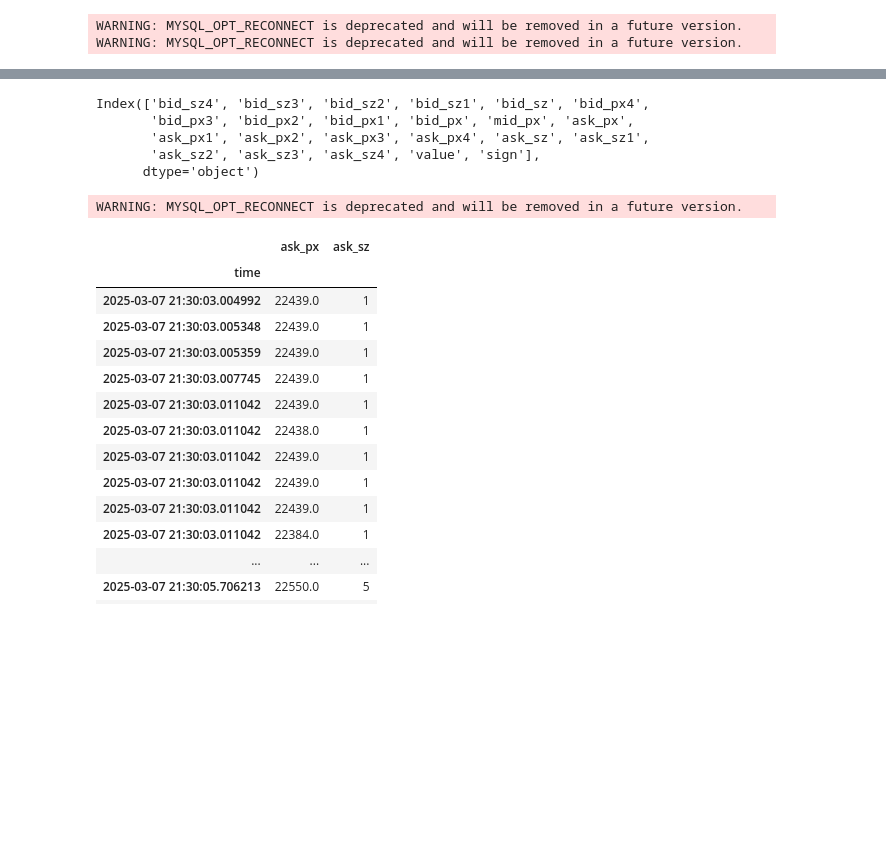
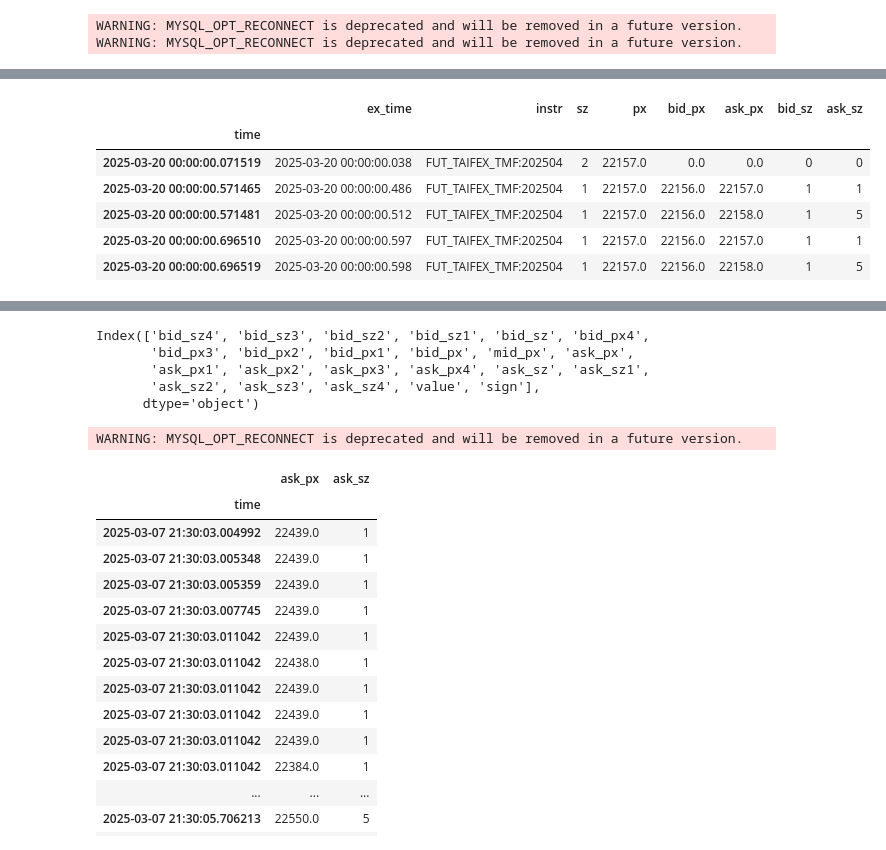
Before and after one commit to yuyu8815/TMF_electron_backtest, a Jupyter notebook: electron_backtest/notebooks/tick.ipynb, the cells around one changed output, grey strips where cells are left out. Drawn from its saved outputs; the diff is of its cells as text; code cells hidden in the pictures; blank space fills up the shorter version.

```diff
--- a/electron_backtest/notebooks/tick.ipynb
+++ b/electron_backtest/notebooks/tick.ipynb
@@ -24,3 +21,5 @@ df_tick_TMF = cmd.tick_printer('FUT_TAIFEX_TMF:202504',dt.date(2025,3,4),source=
 # %% [output]
 WARNING: MYSQL_OPT_RECONNECT is deprecated and will be removed in a future version.
 WARNING: MYSQL_OPT_RECONNECT is deprecated and will be removed in a future version.
+# %%
+df_tick_TMF = cmd.tick_printer('FUT_TAIFEX_TMF:202504',dt.date(2025,3,20))
@@ -27,2 +28,12 @@ WARNING: MYSQL_OPT_RECONNECT is deprecated and will be removed in a future versi
+# %%
+df_tick_TMF.head()
+# %% [output]
+|  | ex_time | instr | sz | px | bid_px | ask_px | bid_sz | ask_sz |
+| time |  |  |  |  |  |  |  |  |
+| 2025-03-20 00:00:00.071519 | 2025-03-20 00:00:00.038 | FUT_TAIFEX_TMF:202504 | 2 | 22157.0 | 0.0 | 0.0 | 0 | 0 |
+| 2025-03-20 00:00:00.571465 | 2025-03-20 00:00:00.486 | FUT_TAIFEX_TMF:202504 | 1 | 22157.0 | 22156.0 | 22157.0 | 1 | 1 |
+| 2025-03-20 00:00:00.571481 | 2025-03-20 00:00:00.512 | FUT_TAIFEX_TMF:202504 | 1 | 22157.0 | 22156.0 | 22158.0 | 1 | 5 |
+| 2025-03-20 00:00:00.696510 | 2025-03-20 00:00:00.597 | FUT_TAIFEX_TMF:202504 | 1 | 22157.0 | 22156.0 | 22157.0 | 1 | 1 |
+| 2025-03-20 00:00:00.696519 | 2025-03-20 00:00:00.598 | FUT_TAIFEX_TMF:202504 | 1 | 22157.0 | 22156.0 | 22158.0 | 1 | 5 |
 # %%
 pd.set_option('display.max_rows',None)
```
Also changed, not shown: parts of 3 cells of this notebook, 3 other files.
